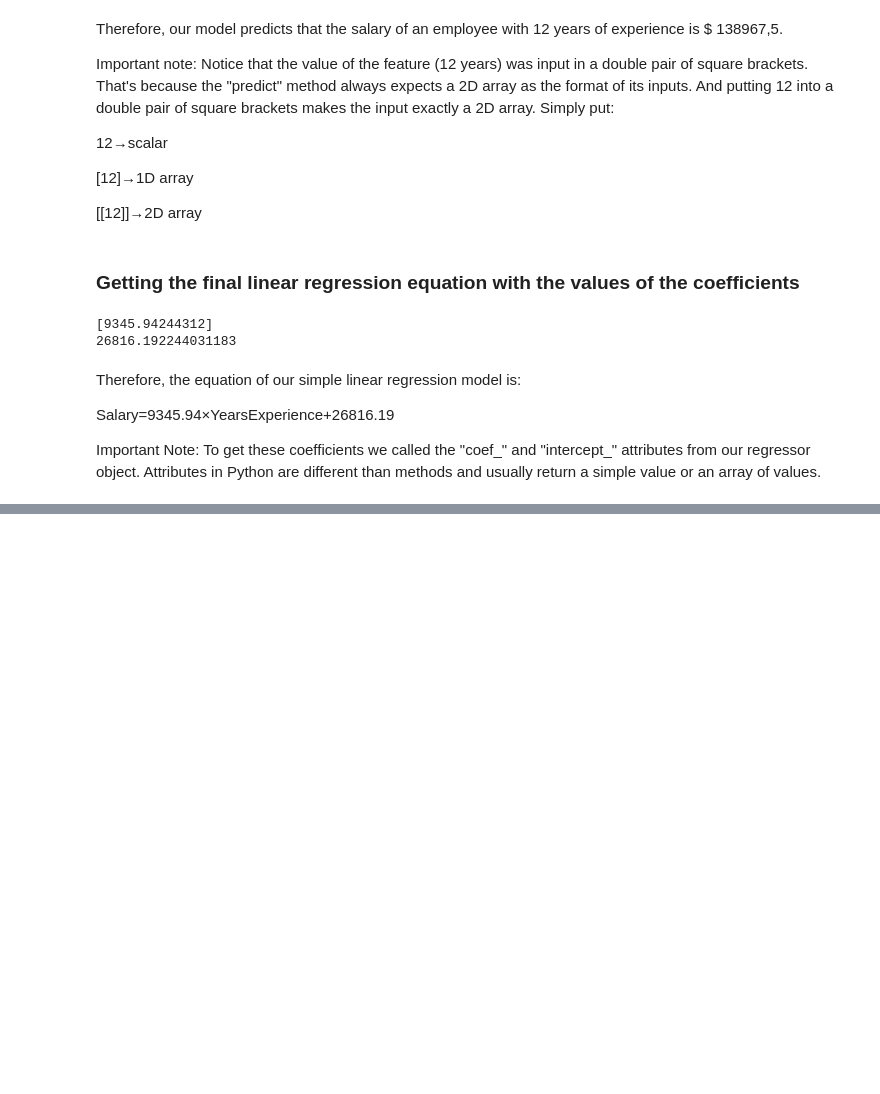
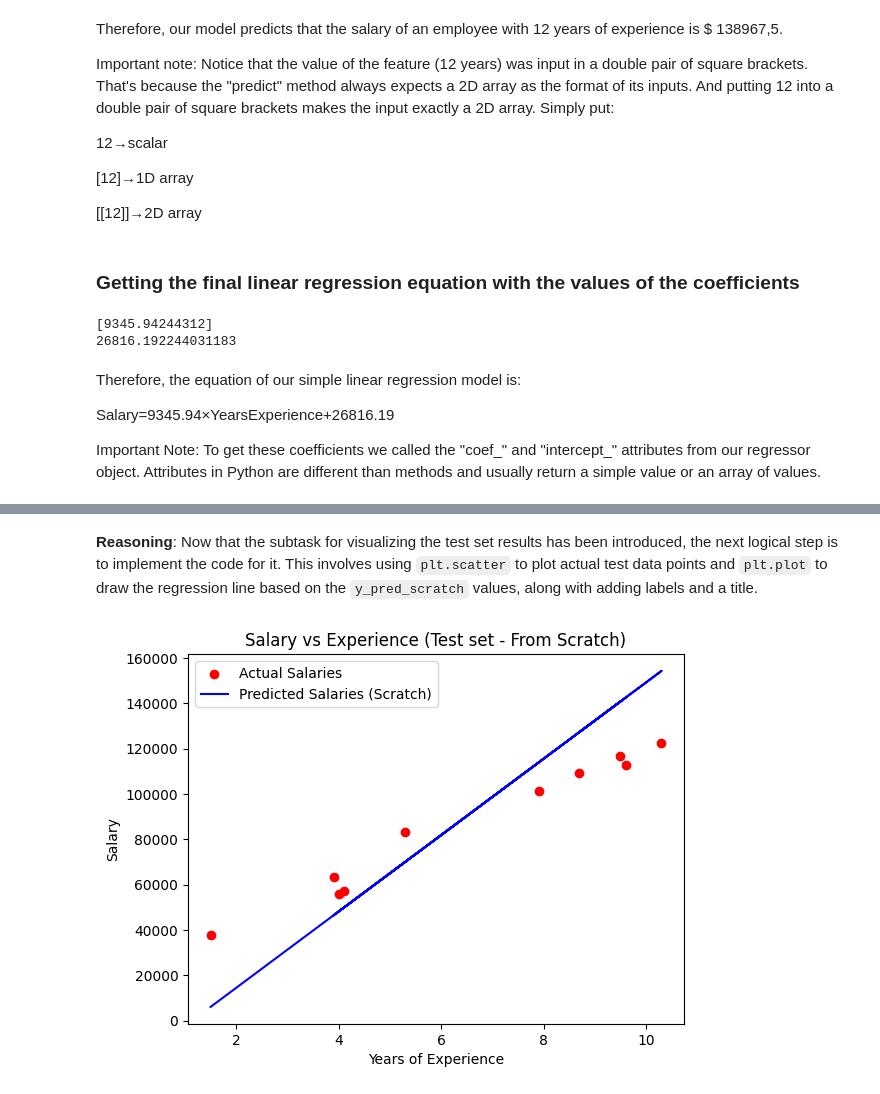
Before and after one commit to prashantiyaramareddy/MyPython-Stuff, a Jupyter notebook: MachineLearning/Simple_Linear_Regression.ipynb, the cells around one changed output, grey strips where cells are left out. Saved outputs shown, nothing was run; the diff lists cells and outputs as text; code cells hidden in the pictures; blank space fills up the shorter version.

```diff
--- a/MachineLearning/Simple_Linear_Regression.ipynb
+++ b/MachineLearning/Simple_Linear_Regression.ipynb
@@ -85,0 +155,3 @@ Important Note: To get these coefficients we called the "coef_" and "intercept_"
+# %%
+y_pred_scratch = m * X_test + b
+print(y_pred_scratch)
@@ -85,0 +211,13 @@ Important Note: To get these coefficients we called the "coef_" and "intercept_"
+# %% [markdown]
+**Reasoning**:
+Now that the subtask for visualizing the test set results has been introduced, the next logical step is to implement the code for it. This involves using `plt.scatter` to plot actual test data points and `plt.plot` to draw the regression line based on the `y_pred_scratch` values, along with adding labels and a title.
+# %%
+plt.scatter(X_test, y_test, color = 'red', label = 'Actual Salaries')
+plt.plot(X_test, y_pred_scratch, color = 'blue', label = 'Predicted Salaries (Scratch)')
+plt.title('Salary vs Experience (Test set - From Scratch)')
+plt.xlabel('Years of Experience')
+plt.ylabel('Salary')
+plt.legend()
+plt.show()
+# %% [output]
+[figure, added]
```
Also changed, not shown: parts of 41 cells of this notebook.
